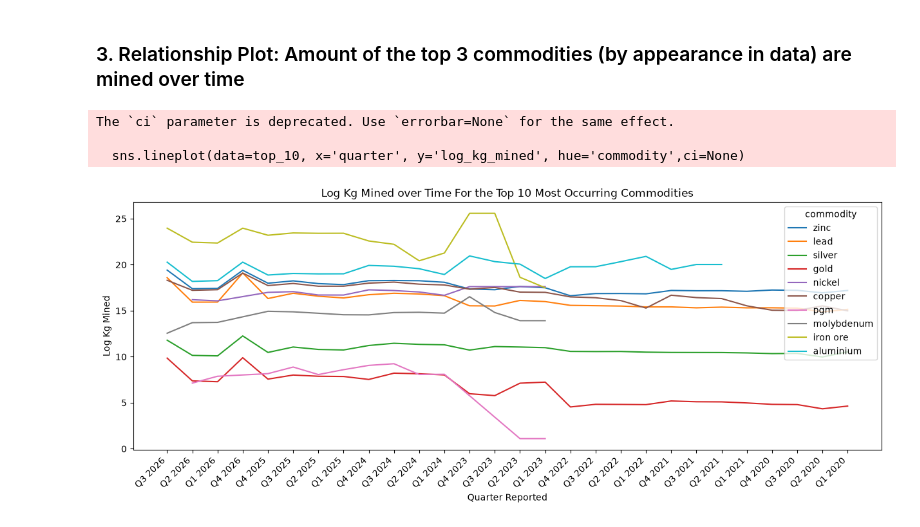
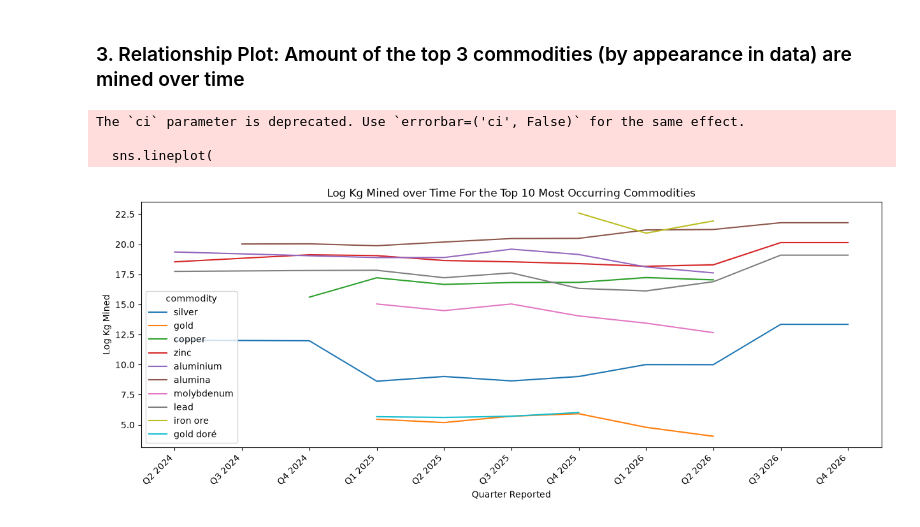
Before and after one commit to littlleHawk/sta556-homework-2, a Jupyter notebook: notebooks/HW_2_csv.ipynb, the cells around one changed output. Cells and saved outputs as stored; diff of their text form; code cells hidden in the pictures.

```diff
--- a/notebooks/HW_2_csv.ipynb
+++ b/notebooks/HW_2_csv.ipynb
@@ -384,5 +378,5 @@ plt.show()
 # %%
-log_amounts_mined = utils.log_transform(all_amounts_mined, "kg_mined", "log_kg_mined")
+log_amounts_mined = utils.log_transform(time_and_kg_homogenized, "kg_mined", "log_kg_mined")
 
 commodity_order = ( # order commodities by mean so a relationship is easier to see
     log_amounts_mined.groupby("commodity")["log_kg_mined"]
@@ -450,20 +450,32 @@ sns.catplot(
 # %% [markdown]
 ### 3. Relationship Plot: Amount of the top 3 commodities (by appearance in data) are mined over time
 # %%
-top_10_commodities = list(time_and_kg_homogenized["commodity"].value_counts().head(10).index)
-
-top_10 = log_amounts_mined[log_amounts_mined["commodity"].isin(top_10_commodities)]
+top_10 = utils.filter_top_n_values(df = log_amounts_mined, col_name="commodity", num_values=10)
 
 fig, ax = plt.subplots(figsize=(15, 5))
 
-sns.lineplot(data=top_10, x='quarter', y='log_kg_mined', hue='commodity',ci=None)
+quarter_labels = sorted(
+    top_10["quarter"].dropna().unique(),
+    key=lambda label: (int(label.split()[1]), int(label.split()[0][1:]))
+)
+top_10["quarter"] = pd.Categorical(
+    top_10["quarter"], categories=quarter_labels, ordered=True
+)
+
+sns.lineplot(
+    data=top_10,
+    x="quarter",
+    y="log_kg_mined",
+    hue="commodity",
+    ax=ax, ci = False
+)
 plt.xlabel('Quarter Reported')
 plt.ylabel('Log Kg Mined')
 plt.title('Log Kg Mined over Time For the Top 10 Most Occurring Commodities')
 plt.xticks(rotation=45, ha='right')
 plt.show()
 # %% [output]
-The `ci` parameter is deprecated. Use `errorbar=None` for the same effect.
+The `ci` parameter is deprecated. Use `errorbar=('ci', False)` for the same effect.
 
-  sns.lineplot(data=top_10, x='quarter', y='log_kg_mined', hue='commodity',ci=None)
+  sns.lineplot(
-[figure, old version]
+[figure, new version]
```
Also changed, not shown: parts of 8 cells of this notebook, 1 other file.
